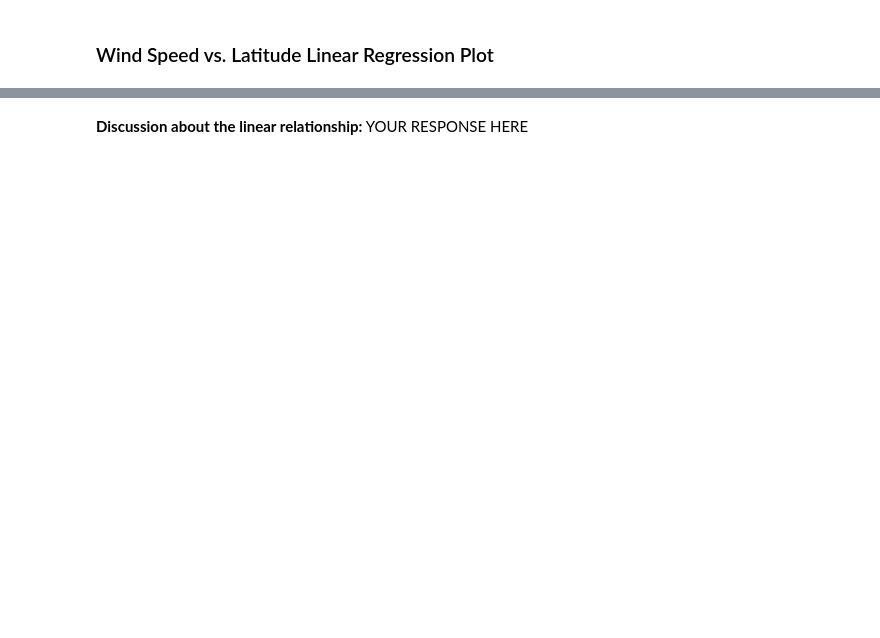
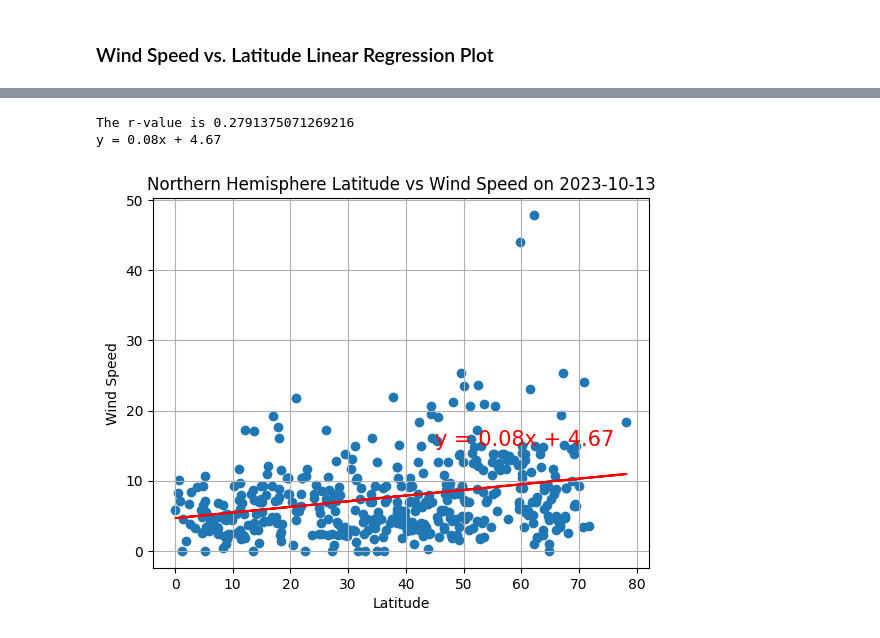
Before and after one commit to rabellan/python-api-challenge, a Jupyter notebook: WeatherPy/WeatherPy.ipynb, the cells around one changed output, grey strips where cells are left out. Saved outputs shown, nothing was run; the diff lists cells and outputs as text; code cells hidden in the pictures; blank space fills up the shorter version.

```diff
--- a/WeatherPy/WeatherPy.ipynb
+++ b/WeatherPy/WeatherPy.ipynb
@@ -522,2 +527,21 @@ The r-value is: 0.062239040700515696
-# %% [markdown]
-**Discussion about the linear relationship:** YOUR RESPONSE HERE
+# %%
+#Northern Hem Wind Speed v Lat Linear Reg
+x_values = northern_hemi_df["Lat"]
+y_values = northern_hemi_df["Wind Speed"]
+
+regEQplotX = 45
+regEQplotY = 15
+
+y_label = "Wind Speed"
+
+plt.title(f'Northern Hemisphere Latitude vs Wind Speed on {runDate}')
+
+linearRegression(x_values,y_values,regEQplotX,regEQplotY,y_label)
+
+plt.savefig(f'./output_data/Northern Hemisphere Latitude vs Wind Speed on {runDate}.png')
+
+plt.show()
+# %% [output]
+The r-value is 0.2791375071269216
+y = 0.08x + 4.67
+[figure, added]
```
Also changed, not shown: parts of 9 cells of this notebook, 2 other files.
